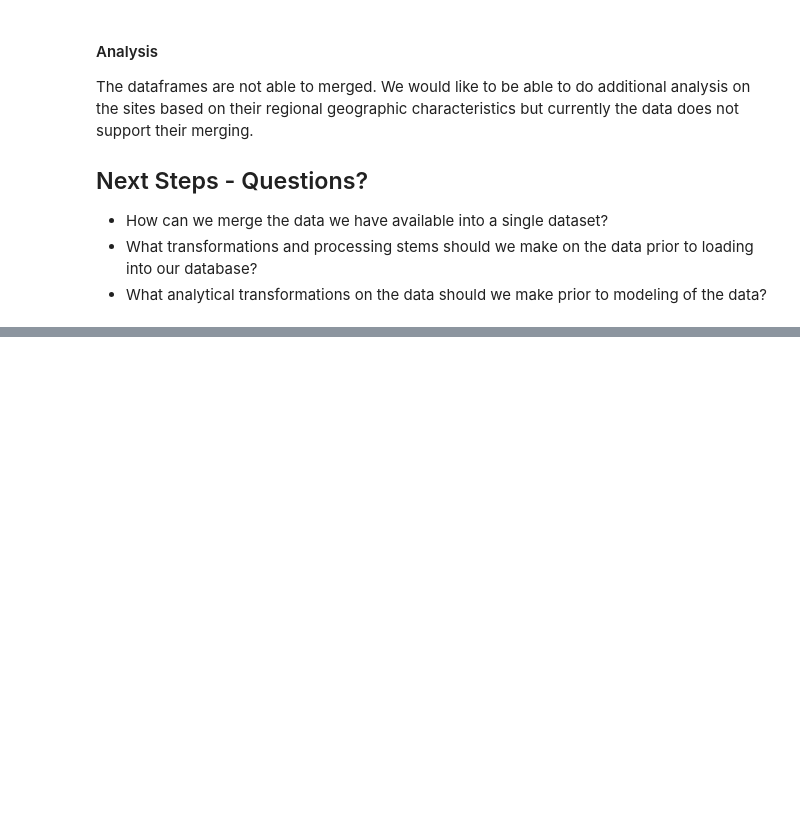
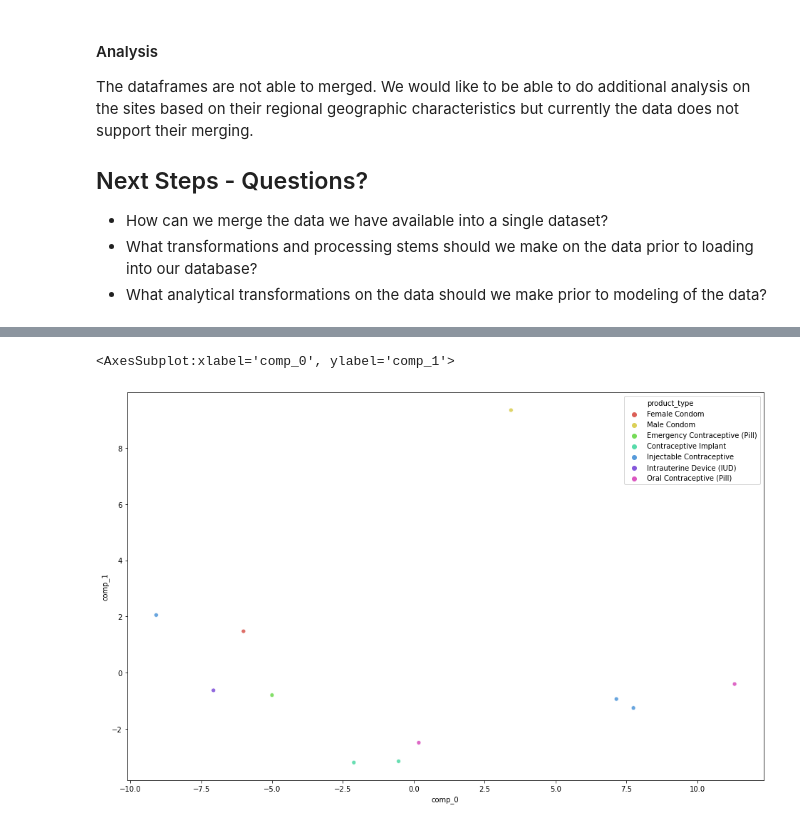
Before and after one commit to Ayiti-Analytics/usaid_foecasting_challenge, a Jupyter notebook: Create Analytical Dataset.ipynb, the cells around one changed output, grey strips where cells are left out. Saved outputs shown, nothing was run; the diff lists cells and outputs as text; code cells hidden in the pictures; blank space fills up the shorter version.

```diff
--- a/Create Analytical Dataset.ipynb
+++ b/Create Analytical Dataset.ipynb
@@ -406,0 +570,13 @@ Automatically created module for IPython interactive environment
+# %%
+plt.figure(figsize=(16,10))
+sns.scatterplot(
+    x="comp_0", y="comp_1",
+    hue="product_type",
+    palette=sns.color_palette("hls", 7),
+    data=pca_product_df,
+    legend="full",
+    alpha=0.9
+)
+# %% [output]
+<AxesSubplot:xlabel='comp_0', ylabel='comp_1'>
+[figure, added]
```
Also changed, not shown: parts of 38 cells of this notebook.
